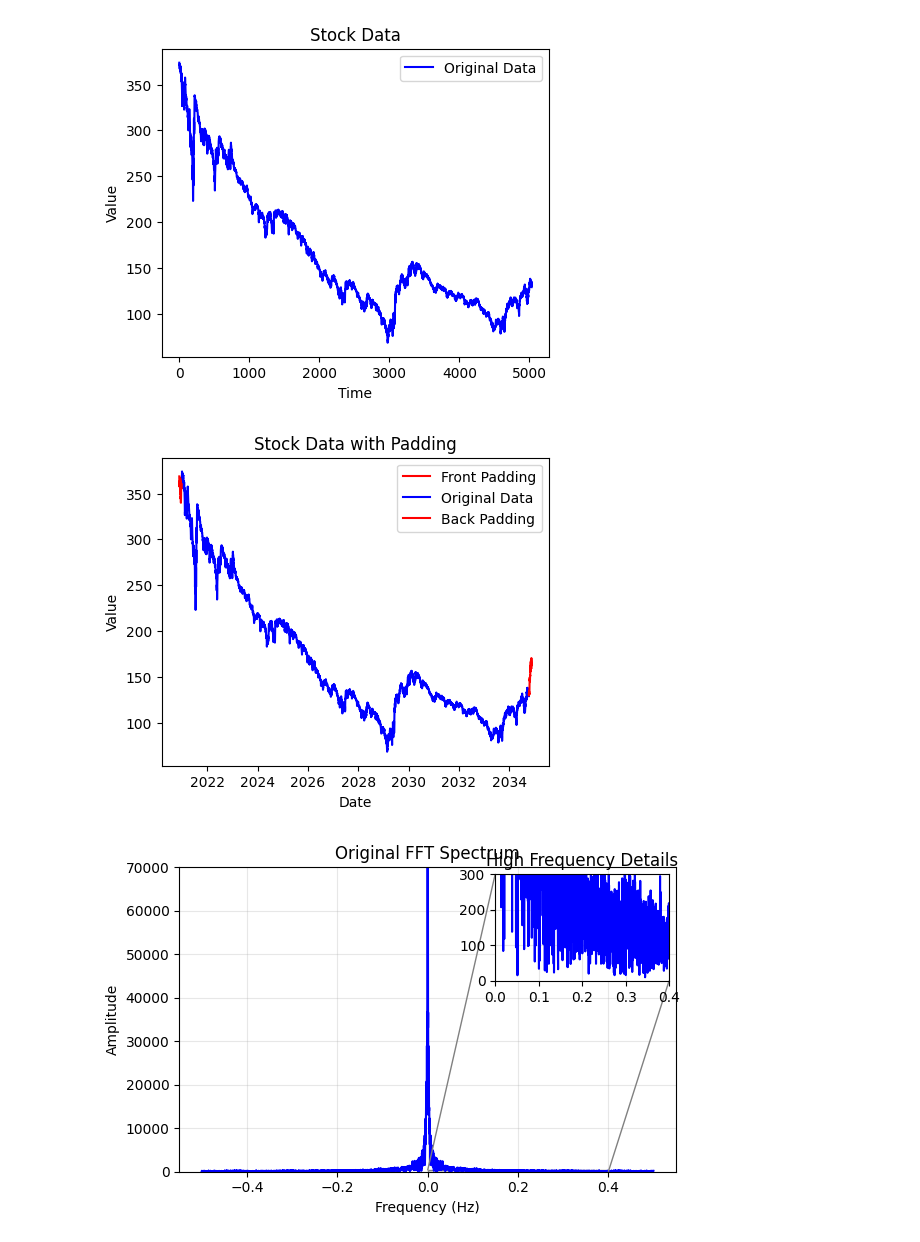
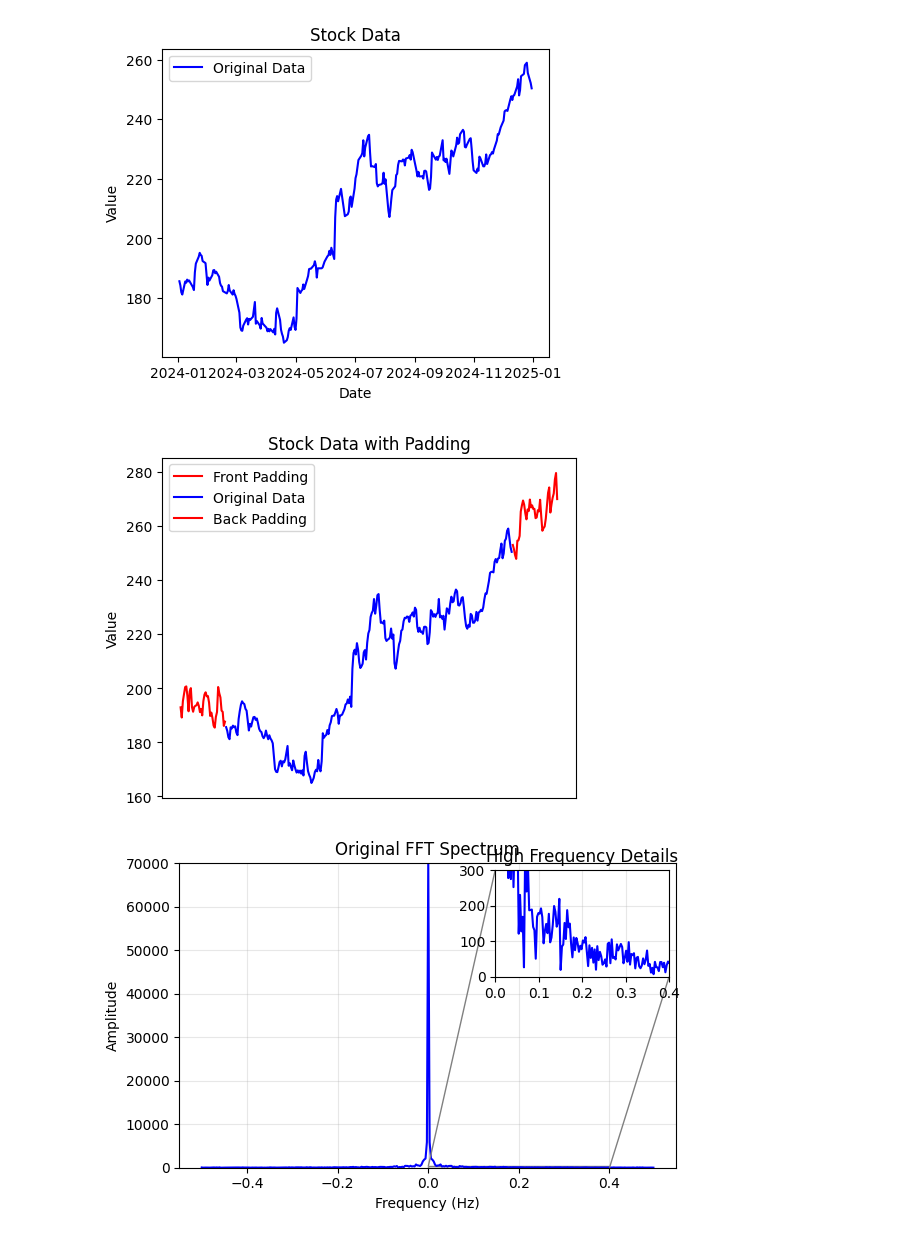
Before and after one commit to qiuyuzhai/-, a Jupyter notebook: P - FTD.ipynb, the cells around one changed output. Saved outputs shown, nothing was run; the diff lists cells and outputs as text; code cells hidden in the pictures.

```diff
--- a/P - FTD.ipynb
+++ b/P - FTD.ipynb
@@ -91,9 +91,9 @@ def remove_padding(denoised_padded, original_length, m):
     return denoised_data
 # %%
 #step1可视化-折线图
-def plot_data(data, title='Title', xlabel='Year', ylabel='Y-axis', label='Data'):
+def plot_data(data, dates,title='Title', xlabel='Year', ylabel='Y-axis', label='Data'):
     plt.figure(figsize=(5, 4))
-    plt.plot(data, color='blue', label=label)
+    plt.plot(dates,data, color='blue', label=label)
     plt.title(title)
     plt.xlabel(xlabel)
     plt.ylabel(ylabel)
@@ -211,10 +169,11 @@ def visualize_fft_results(fft_data, title="FFT Result", inset_range=None, figsiz
 # %%
 # %%
 # 完整流程复现（以AAPL数据为例）
-file_path = 'SP500.csv'
+file_path = 'AAPL_2024.csv'
 stock_data = pd.read_csv(file_path)
 close_prices = stock_data['close'].values
-dates = stock_data['date']
+dates = pd.to_datetime(stock_data['date'])  # 确保日期数据为datetime类型
+
 N = len(close_prices)
 m = 40  # 填充区域大小
 n = 20  # 波动率计算窗口
@@ -239,54 +198,56 @@ denoised_data = remove_padding(denoised_padded, N, m)
 
 
 # 可视化1原始数据
-plot_data(close_prices, title='Stock Data', xlabel='Time', ylabel='Value', label='Original Data')
+plot_data(close_prices, dates, title='Stock Data', xlabel='Date', ylabel='Value', label='Original Data')
 
 # 可视化2填充后的数据
 plot_padded_data(new_data, m, close_prices, dates)
 
 
 
 # 可视化3：FFT频谱
 visualize_fft_results(
   fft_data,
   title="Original FFT Spectrum",
   inset_range=(0, 0.4, 0, 300) ,
   ylim=(0,70000)
 )
 
 #可视化4：过滤后的频谱
 visualize_fft_results(
   filtered_fft_data ,
   title=" Filtered FFT Spectrum",
   inset_range=(0, 0.4, 0, 300),
   ylim=(0,70000)
 )
 
-# 可视化5：过滤后的时域
+# # 可视化5：过滤后的时域
+# plt.figure(figsize=(10, 5))
+# date_range = pd.date_range(start=dates.iloc[0] - pd.Timedelta(days=m), periods=len(new_data), freq='D')
+# # 绘制填充后的原始数据（蓝色）
+# plt.plot(date_range, new_data, 'b-', alpha=0.6, label='Padded Original Data')
+# # 绘制去噪后的填充数据（红色），修正了格式化问题
+# plt.plot(date_range, denoised_padded, 'r-', label=f'Denoised Padded Data (epsilon={epsilon})')
+# plt.title('Padded Data Comparison')
+# plt.xlabel('Date')
+# plt.ylabel('Price')
+# plt.legend()
+# plt.grid(True, alpha=0.3)
+# plt.show()
+
+# 可视化6：去掉之前的填充部分
 plt.figure(figsize=(10, 5))
-# 绘制填充后的原始数据（蓝色）
-plt.plot(new_data, 'b-', alpha=0.6, label='Padded Original Data')
-# 绘制去噪后的填充数据（红色），修正了格式化问题
-plt.plot(denoised_padded, 'r-', label=f'Denoised Padded Data (epsilon={epsilon})')
-plt.title('Padded Data Comparison')
-plt.xlabel('Time Index')
+# 绘制原始数据（蓝色）
+plt.plot(dates, close_prices, 'b-', alpha=0.6, label='Original Data')
+# 绘制最终去噪数据（红色），修正了格式化问题
+plt.plot(dates, denoised_data, 'r-', label=f'Final Denoised Data (epsilon={epsilon})')
+plt.title('Original vs Final Denoised Data')
+plt.xlabel('Date')
 plt.ylabel('Price')
 plt.legend()
 plt.grid(True, alpha=0.3)
 plt.show()
-# 可视化6：去掉之前的填充部分
-plt.figure(figsize=(10, 5))
-# 绘制原始数据（蓝色）
-plt.plot(close_prices, 'b-', alpha=0.6, label='Original Data')
-# 绘制最终去噪数据（红色），修正了格式化问题
-plt.plot(denoised_data, 'r-', label=f'Final Denoised Data (epsilon={epsilon})')
-plt.title('Original vs Final Denoised Data')
-plt.xlabel('Time Index')  # 修正为Time Index，因为没有实际年份数据
-plt.ylabel('Price')
-plt.legend()
-plt.grid(True, alpha=0.3)
-plt.show()
 # %% [output]
-[figure, old version]
+[figure, new version]
-[figure, old version]
+[figure, new version]
-[figure, old version]
+[figure, new version]
```
Also changed, not shown: parts of 2 cells of this notebook, 1 other file.
